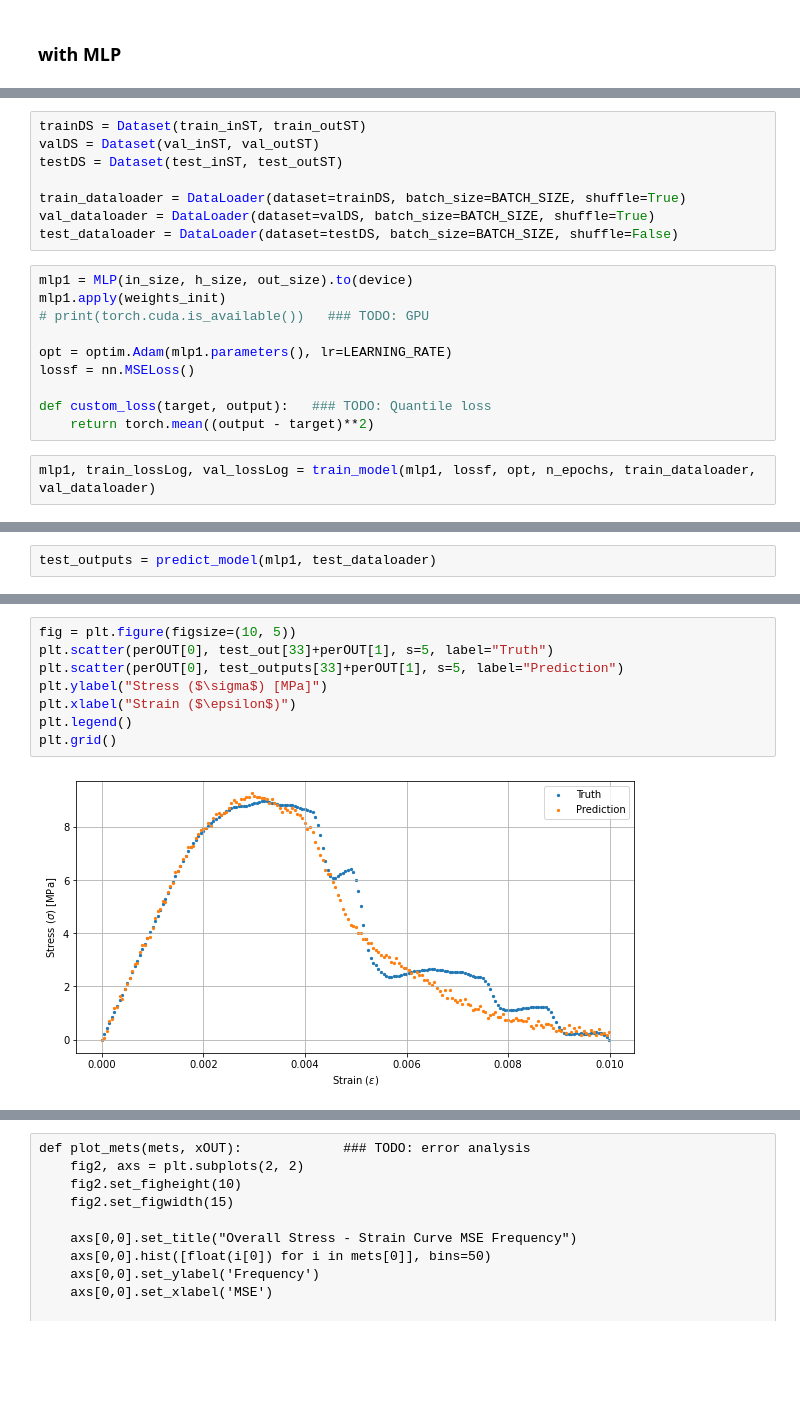
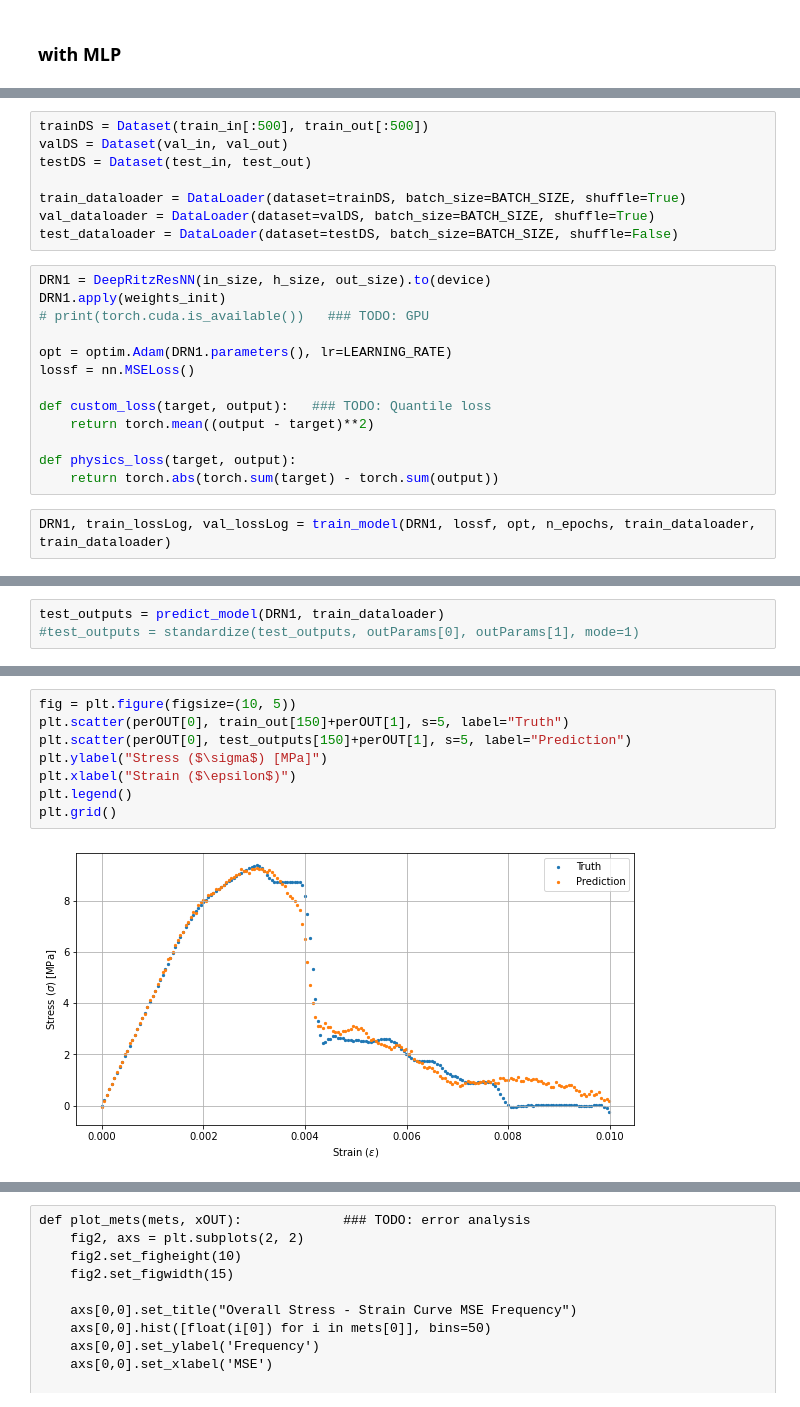
Before and after one commit to niccoforte/NF-PhD-gitRepo, a Jupyter notebook: code/NNs-HParam.ipynb, the cells around one changed output, grey strips where cells are left out. Cells and saved outputs as stored; diff of their text form; blank space fills up the shorter version.

```diff
--- a/code/NNs-HParam.ipynb
+++ b/code/NNs-HParam.ipynb
@@ -534,21 +627,24 @@ LEARNING_RATE = 1e-4
 n_epochs = 250
 # %%
-trainDS = Dataset(train_inST, train_outST)
-valDS = Dataset(val_inST, val_outST)
-testDS = Dataset(test_inST, test_outST)
+trainDS = Dataset(train_in[:500], train_out[:500])
+valDS = Dataset(val_in, val_out)
+testDS = Dataset(test_in, test_out)
 
 train_dataloader = DataLoader(dataset=trainDS, batch_size=BATCH_SIZE, shuffle=True)
 val_dataloader = DataLoader(dataset=valDS, batch_size=BATCH_SIZE, shuffle=True)
 test_dataloader = DataLoader(dataset=testDS, batch_size=BATCH_SIZE, shuffle=False)
 # %%
-mlp1 = MLP(in_size, h_size, out_size).to(device)
-mlp1.apply(weights_init)
+DRN1 = DeepRitzResNN(in_size, h_size, out_size).to(device)
+DRN1.apply(weights_init)
 # print(torch.cuda.is_available())   ### TODO: GPU
 
-opt = optim.Adam(mlp1.parameters(), lr=LEARNING_RATE)
+opt = optim.Adam(DRN1.parameters(), lr=LEARNING_RATE)
 lossf = nn.MSELoss()
 
 def custom_loss(target, output):   ### TODO: Quantile loss
     return torch.mean((output - target)**2)
+
+def physics_loss(target, output):
+    return torch.abs(torch.sum(target) - torch.sum(output))
 # %%
-mlp1, train_lossLog, val_lossLog = train_model(mlp1, lossf, opt, n_epochs, train_dataloader, val_dataloader)
+DRN1, train_lossLog, val_lossLog = train_model(DRN1, lossf, opt, n_epochs, train_dataloader, train_dataloader)
@@ -555,5 +669,6 @@ mlp1, train_lossLog, val_lossLog = train_model(mlp1, lossf, opt, n_epochs, train
 # %%
-test_outputs = predict_model(mlp1, test_dataloader)
+test_outputs = predict_model(DRN1, train_dataloader)
+#test_outputs = standardize(test_outputs, outParams[0], outParams[1], mode=1)
 # %%
 fig = plt.figure(figsize=(10, 5))
 plt.plot(np.linspace(0, n_epochs, len(train_lossLog)), train_lossLog)
@@ -569,10 +684,10 @@ plt.grid()
 # %%
 fig = plt.figure(figsize=(10, 5))
-plt.scatter(perOUT[0], test_out[33]+perOUT[1], s=5, label="Truth")
-plt.scatter(perOUT[0], test_outputs[33]+perOUT[1], s=5, label="Prediction")
+plt.scatter(perOUT[0], train_out[150]+perOUT[1], s=5, label="Truth")
+plt.scatter(perOUT[0], test_outputs[150]+perOUT[1], s=5, label="Prediction")
 plt.ylabel("Stress ($\sigma$) [MPa]")
 plt.xlabel("Strain ($\epsilon$)")
 plt.legend()
 plt.grid()
 # %% [output]
-[figure, old version]
+[figure, new version]
```
Also changed, not shown: parts of 23 cells of this notebook, 2 other files.
